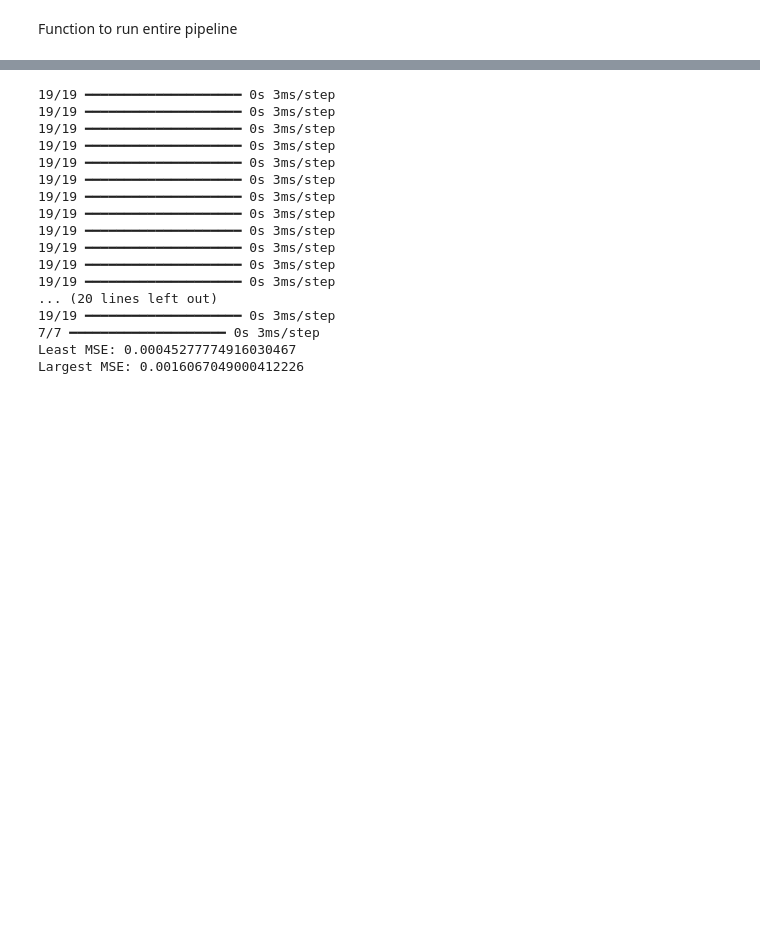
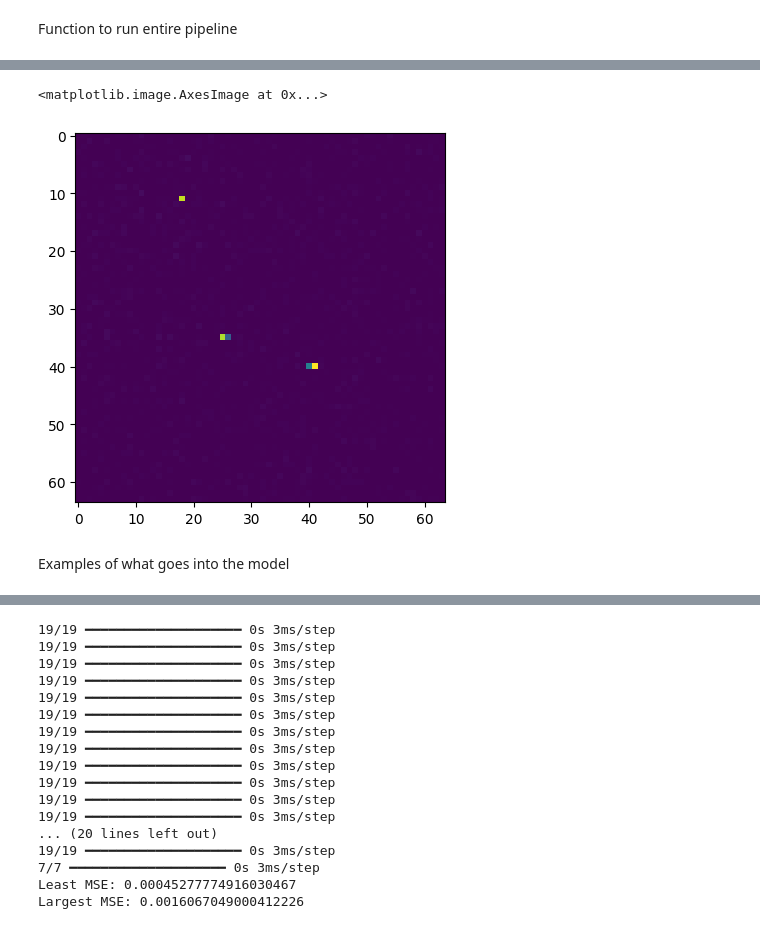
Before and after one commit to DerrickAppiahOsei/da886, a Jupyter notebook: Electron Counting Extended Arch/Classes and Functions.ipynb, the cells around one changed output, grey strips where cells are left out. Drawn from its saved outputs; the diff is of its cells as text; code cells hidden in the pictures; blank space fills up the shorter version.

```diff
--- a/Electron Counting Extended Arch/Classes and Functions.ipynb
+++ b/Electron Counting Extended Arch/Classes and Functions.ipynb
@@ -398,3 +406,8 @@ Validation Images: (20000, 64, 64), Validation Midpoints: (20000, 1, 3, 2)
+# %%
+plt.imshow(train_images[1])
+# %% [output]
+<matplotlib.image.AxesImage at 0x...>
+[figure, added]
 # %%
 
 train_dataset = tf.data.Dataset.from_tensor_slices((train_images, train_midpoints))
@@ -403,6 +416,8 @@ val_dataset = tf.data.Dataset.from_tensor_slices((val_images, val_midpoints))
 batch_size = 600
 train_dataset = train_dataset.shuffle(buffer_size=2000, reshuffle_each_iteration=True).batch(batch_size)
 val_dataset = val_dataset.shuffle(buffer_size=2000).batch(batch_size)
+# %% [markdown]
+Examples of what goes into the model
 # %%
 plot_transposed_images_with_midpoints(train_dataset, image_indices=[0, 1, 2, 3])
 # %% [output]
```
Also changed, not shown: parts of 34 cells of this notebook.
